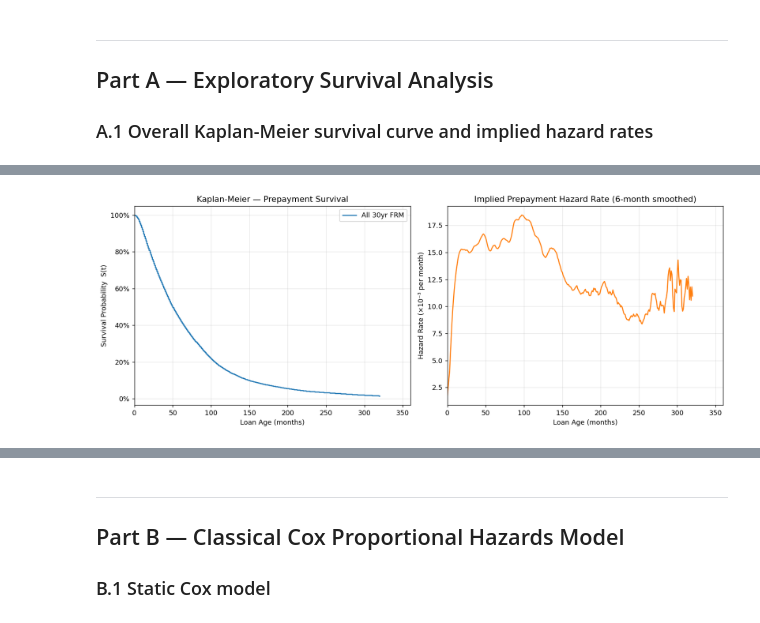
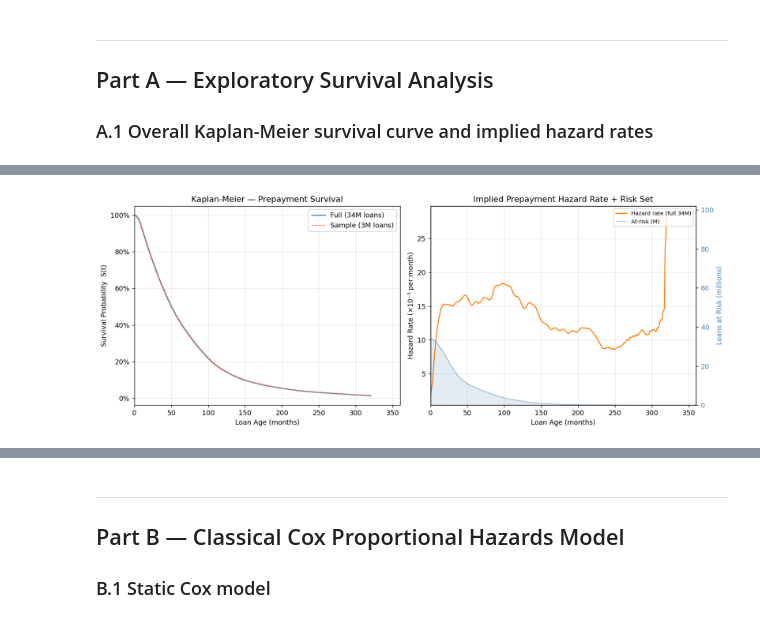
Before and after one commit to liny-r/IR-C-Assignment3, a Jupyter notebook: Assignment3.ipynb, the cells around one changed output, grey strips where cells are left out. Cells and saved outputs as stored; diff of their text form; code cells hidden in the pictures.

```diff
--- a/Assignment3.ipynb
+++ b/Assignment3.ipynb
@@ -302,49 +312,97 @@ from lifelines import KaplanMeierFitter, NelsonAalenFitter
 
 plt.rcParams.update({"figure.dpi": 130, "font.size": 10})
 
-# Convert to pandas for lifelines (sample down if needed for speed)
-MAX_KM_ROWS = 3_000_000   # lifelines handles this comfortably
+# ── Sample for subsequent cells (A.2, B, C, D) ───────────────────────────────
+MAX_KM_ROWS = 3_000_000
 sv = survival.to_pandas()
 if len(sv) > MAX_KM_ROWS:
     sv = sv.sample(MAX_KM_ROWS, random_state=42)
-print(f"KM sample size: {len(sv):,}")
+print(f"KM sample size (for A.2+ cells): {len(sv):,}")
 
-T = sv["duration"]
-E = sv["prepaid"]   # event = prepayment
+# ── Full dataset for A.1 KM ───────────────────────────────────────────────────
+print(f"Loading full dataset ({survival.height:,} loans) for KM …")
+sv_full = survival.select(["duration", "prepaid"]).to_pandas()
+print(f"Full dataset loaded: {len(sv_full):,} loans")
+
+T_full = sv_full["duration"]
+E_full = sv_full["prepaid"]
+T_samp = sv["duration"]
+E_samp = sv["prepaid"]
+
+# ── Fit KM & Nelson-Aalen on full data ───────────────────────────────────────
+kmf_full = KaplanMeierFitter()
+kmf_full.fit(T_full, event_observed=E_full, label=f"Full ({len(sv_full)/1e6:.0f}M loans)")
+
+kmf_samp = KaplanMeierFitter()
+kmf_samp.fit(T_samp, event_observed=E_samp, label="Sample (3M loans)")
+
+naf = NelsonAalenFitter()
+naf.fit(T_full, event_observed=E_full)
+
+cumhaz = naf.cumulative_hazard_["NA_estimate"]
+hazard = cumhaz.diff().fillna(cumhaz.iloc[0])
+hazard_smooth = hazard.rolling(6, center=True, min_periods=1).mean()
+
+# Risk set from KM event table (at_risk at each observed time)
+event_table = kmf_full.event_table
+risk_times  = event_table.index.values
+risk_counts = event_table["at_risk"].values
 
 fig, axes = plt.subplots(1, 2, figsize=(13, 5))
 
-# ── Kaplan-Meier ──────────────────────────────────────────────────────────────
-kmf = KaplanMeierFitter()
-kmf.fit(T, event_observed=E, label="All 30yr FRM")
+# ── Left: KM survival ─────────────────────────────────────────────────────────
 ax = axes[0]
-kmf.plot_survival_function(ax=ax, ci_show=True)
+kmf_full.plot_survival_function(ax=ax, ci_show=True, color="steelblue")
+kmf_samp.plot_survival_function(ax=ax, ci_show=False, color="tomato", linestyle="--", lw=1)
 ax.set_xlabel("Loan Age (months)")
 ax.set_ylabel("Survival Probability  S(t)")
 ax.set_title("Kaplan-Meier — Prepayment Survival")
 ax.set_xlim(0, 360)
 ax.yaxis.set_major_formatter(mtick.PercentFormatter(xmax=1))
+ax.legend()
 ax.grid(alpha=0.3)
 
-# ── Nelson-Aalen hazard ───────────────────────────────────────────────────────
-naf = NelsonAalenFitter()
-naf.fit(T, event_observed=E)
-
-# smooth hazard via rolling mean of cumulative hazard increments
-cumhaz = naf.cumulative_hazard_["NA_estimate"]
-hazard = cumhaz.diff().fillna(cumhaz.iloc[0])
-hazard_smooth = hazard.rolling(6, center=True, min_periods=1).mean()
-
+# ── Right: Hazard + risk set ──────────────────────────────────────────────────
 ax2 = axes[1]
-ax2.plot(hazard_smooth.index, hazard_smooth.values * 1000, color="tab:orange", lw=1.5)
+ax2.plot(hazard_smooth.index, hazard_smooth.values * 1000,
+         color="tab:orange", lw=1.5, label="Hazard rate (full 34M)")
 ax2.set_xlabel("Loan Age (months)")
 ax2.set_ylabel("Hazard Rate (×10⁻³ per month)")
-ax2.set_title("Implied Prepayment Hazard Rate (6-month smoothed)")
+ax2.set_title("Implied Prepayment Hazard Rate + Risk Set")
 ax2.set_xlim(0, 360)
 ax2.grid(alpha=0.3)
+
+# Secondary axis: risk set size
+ax3 = ax2.twinx()
+ax3.fill_between(risk_times, risk_counts / 1e6, alpha=0.15, color="steelblue", step="post")
+ax3.step(risk_times, risk_counts / 1e6, color="steelblue", lw=0.8, alpha=0.5,
+         label="At-risk (M)", where="post")
+ax3.set_ylabel("Loans at Risk (millions)", color="steelblue")
+ax3.tick_params(axis="y", labelcolor="steelblue")
+ax3.set_ylim(0, risk_counts.max() / 1e6 * 3)   # push risk set to bottom third
+
+# Combined legend
+lines2, labels2 = ax2.get_legend_handles_labels()
+lines3, labels3 = ax3.get_legend_handles_labels()
+ax2.legend(lines2 + lines3, labels2 + labels3, loc="upper right", fontsize=8)
 
 plt.tight_layout()
 plt.savefig(OUT_DIR / "A1_km_hazard.png", bbox_inches="tight")
 plt.show()
-print(f"Median prepayment time: {kmf.median_survival_time_:.0f} months")
+
+def sf_at(kmf, t):
+    return float(kmf.survival_function_at_times([t]).values[0])
+
+print(f"\nMedian prepayment time (full data) : {kmf_full.median_survival_time_:.0f} months")
+print(f"Median prepayment time (3M sample) : {kmf_samp.median_survival_time_:.0f} months")
+print(f"\n10-yr survival (full) : {sf_at(kmf_full, 120):.3f}")
+print(f"10-yr survival (3M)   : {sf_at(kmf_samp, 120):.3f}")
+print(f"20-yr survival (full) : {sf_at(kmf_full, 240):.3f}")
+print(f"20-yr survival (3M)   : {sf_at(kmf_samp, 240):.3f}")
+
+# Risk set at key ages
+for t in [60, 120, 180, 240, 300]:
+    idx = np.searchsorted(risk_times, t, side="right") - 1
+    n = risk_counts[idx] if idx >= 0 else risk_counts[0]
+    print(f"  At-risk month {t:3d}: {n:>10,.0f} loans ({n/len(sv_full):.1%})")
 # %% [output]
@@ -352 +412 @@ KM sample size: 3,000,000
-[figure, old version]
+[figure, new version]
```
Also changed, not shown: parts of 21 cells of this notebook, 11 other files.
